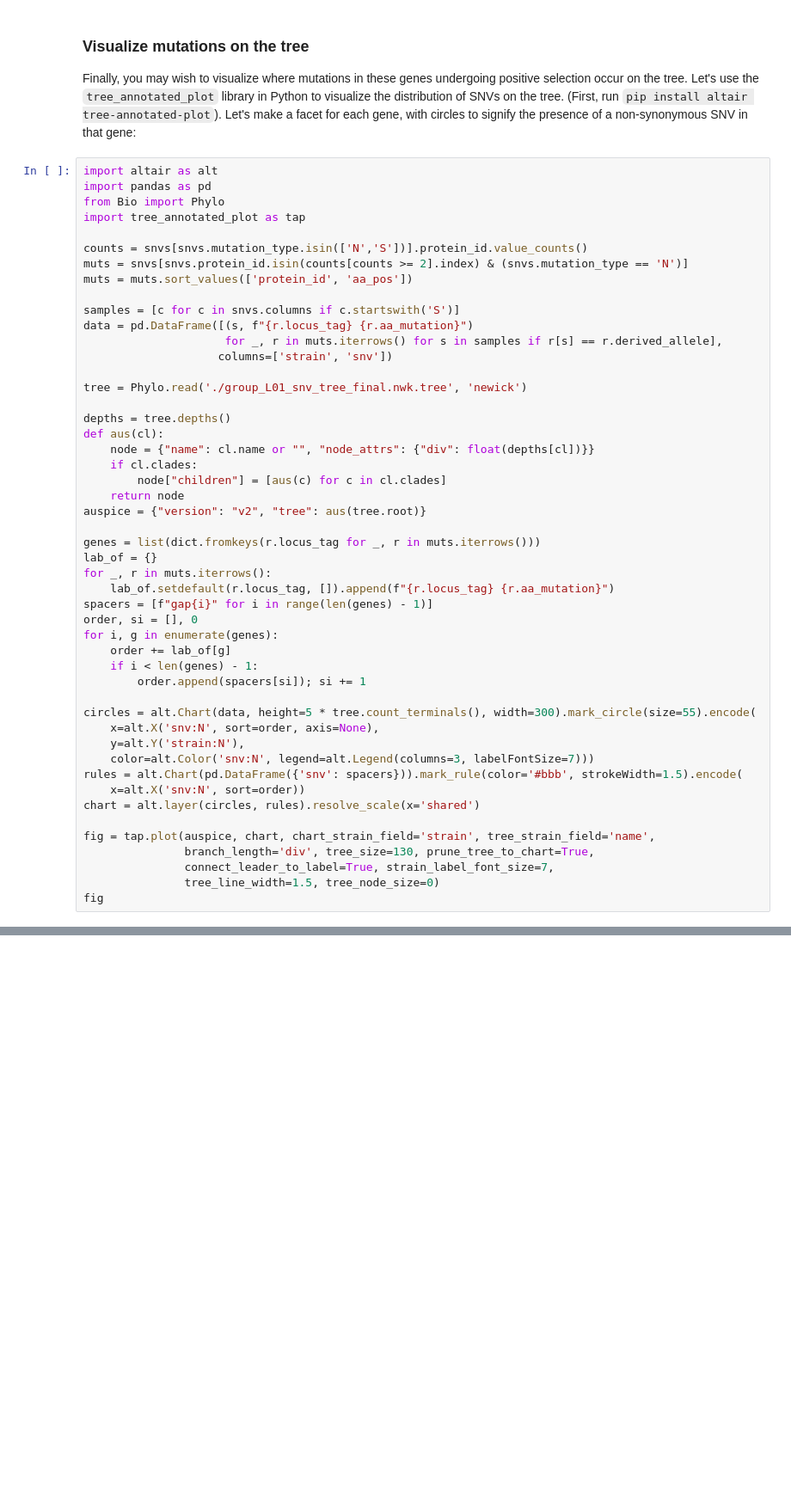
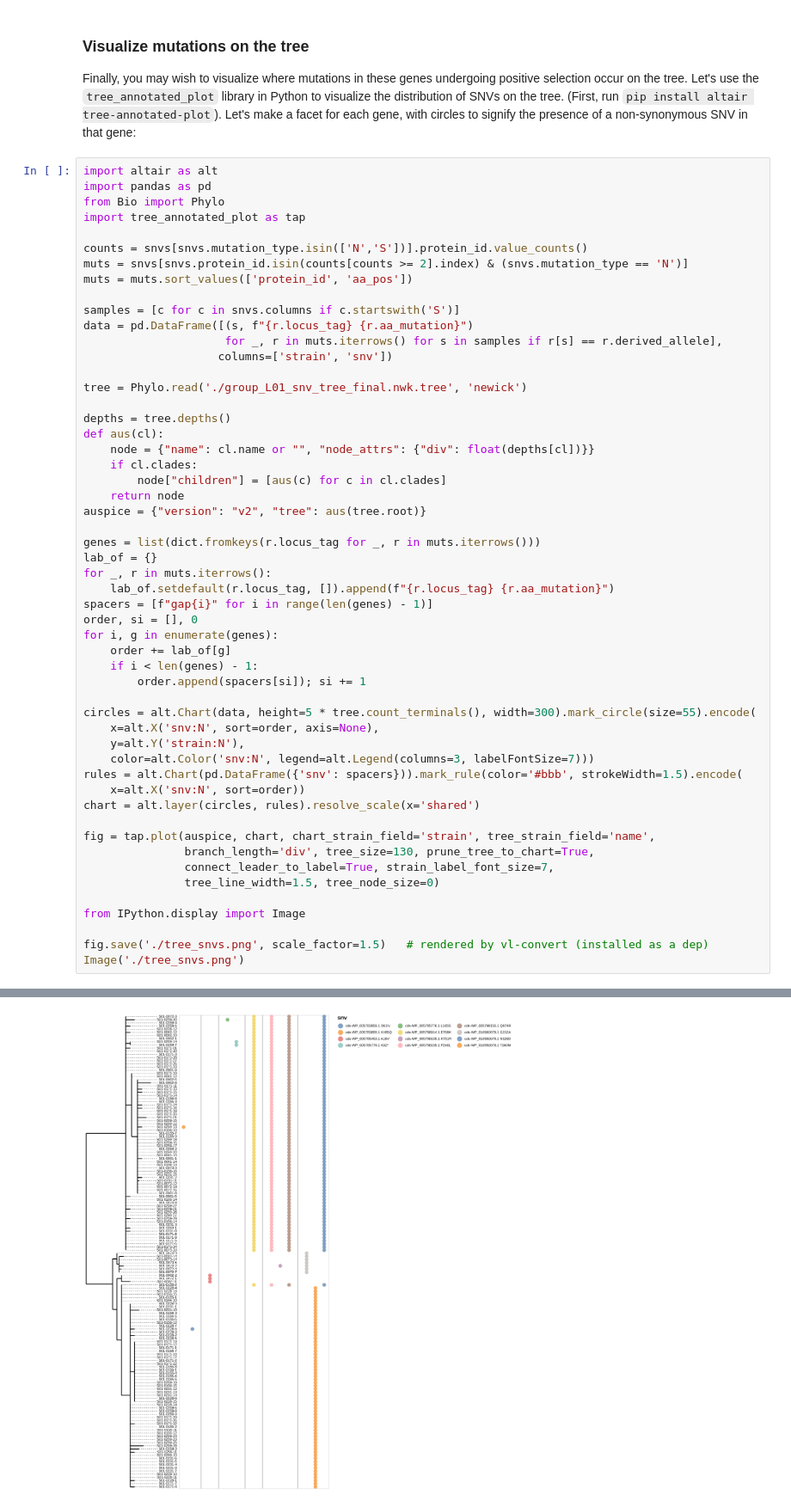
Before and after one commit to alexcritschristoph/AccuSNV, a Jupyter notebook: docs/tutorial/ZhaoLieberman2019_Analysis.ipynb, the cells around one changed output, grey strips where cells are left out. Shown at 86% size. Drawn from its saved outputs; the diff is of its cells as text; blank space fills up the shorter version.

```diff
--- a/docs/tutorial/ZhaoLieberman2019_Analysis.ipynb
+++ b/docs/tutorial/ZhaoLieberman2019_Analysis.ipynb
@@ -349,5 +349,9 @@ fig = tap.plot(auspice, chart, chart_strain_field='strain', tree_strain_field='n
                branch_length='div', tree_size=130, prune_tree_to_chart=True,
                connect_leader_to_label=True, strain_label_font_size=7,
                tree_line_width=1.5, tree_node_size=0)
-fig
+
+from IPython.display import Image
+
+fig.save('./tree_snvs.png', scale_factor=1.5)   # rendered by vl-convert (installed as a dep)
+Image('./tree_snvs.png')
 # %% [output]
@@ -354,0 +358 @@ fig
+[figure, added]
```
Also changed, not shown: parts of 1 cell of this notebook, 1 other file.
